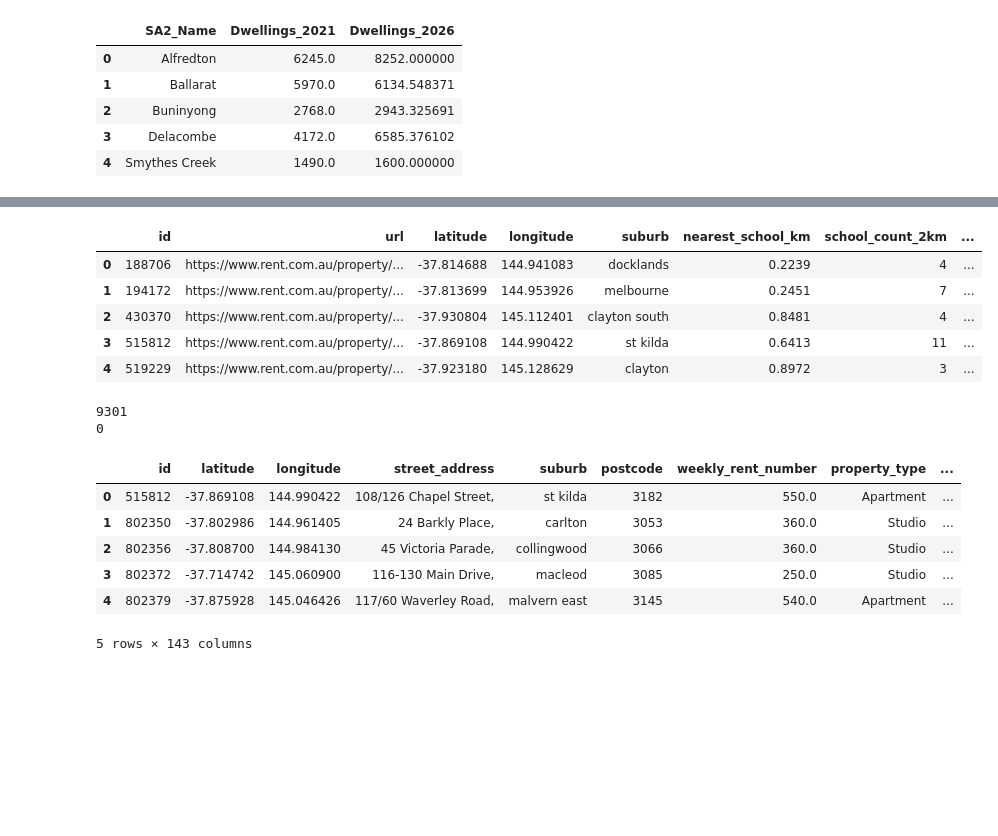
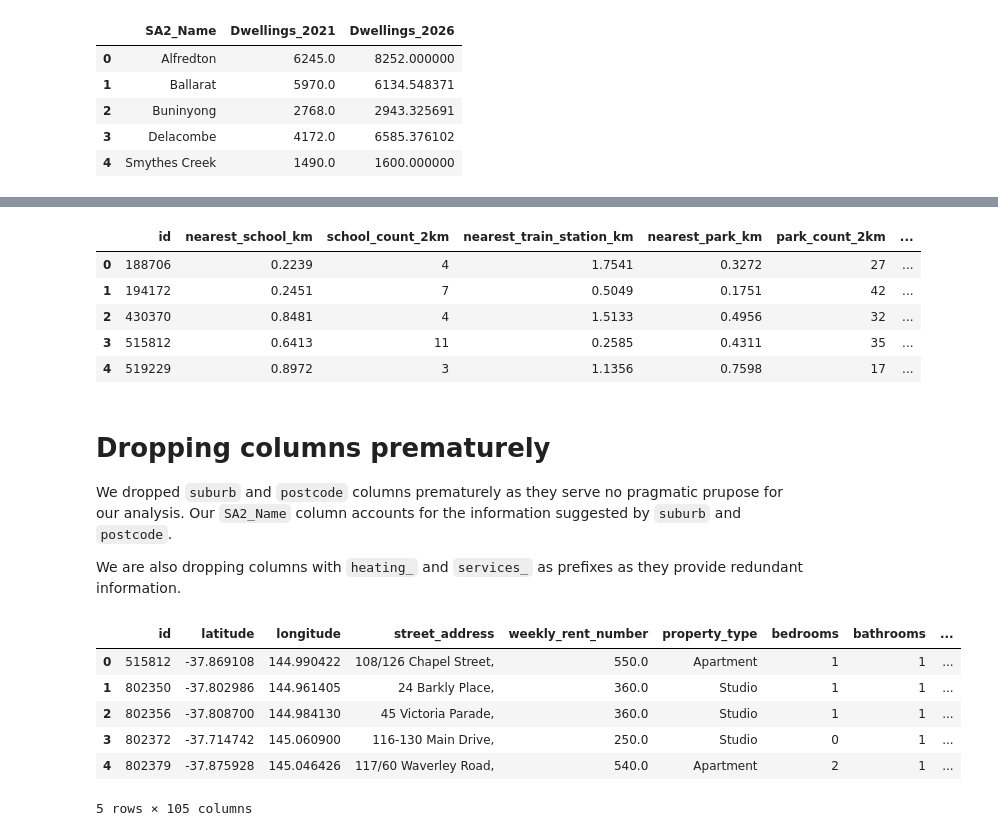
Before and after one commit to Aditya048/real-estate-industry-project, a Jupyter notebook: modelling/rfr.ipynb, the cells around one changed output, grey strips where cells are left out. Drawn from its saved outputs; the diff is of its cells as text; code cells hidden in the pictures; blank space fills up the shorter version.

```diff
--- a/modelling/rfr.ipynb
+++ b/modelling/rfr.ipynb
@@ -112,10 +112,14 @@ properties_data.head()
 # %%
 amenities_data = pd.read_csv('../data_to_use/amenity_data/listings_with_amenity_distances.csv')
+# drop the latitude and longitude columns since we have SA2 information
+amenities_data.drop(columns=['latitude', 'longitude'], inplace=True)
+# drop the columns: url and suburb
+amenities_data.drop(columns=['url', 'suburb'], inplace=True)
 amenities_data.head()
 # %% [output]
-|  | id | url | latitude | longitude | suburb | nearest_school_km | school_count_2km | ... |
-| 0 | 188706 | https://www.rent.com.au/property/... | -37.814688 | 144.941083 | docklands | 0.2239 | 4 | ... |
-| 1 | 194172 | https://www.rent.com.au/property/... | -37.813699 | 144.953926 | melbourne | 0.2451 | 7 | ... |
-| 2 | 430370 | https://www.rent.com.au/property/... | -37.930804 | 145.112401 | clayton south | 0.8481 | 4 | ... |
-| 3 | 515812 | https://www.rent.com.au/property/... | -37.869108 | 144.990422 | st kilda | 0.6413 | 11 | ... |
-| 4 | 519229 | https://www.rent.com.au/property/... | -37.923180 | 145.128629 | clayton | 0.8972 | 3 | ... |
+|  | id | nearest_school_km | school_count_2km | nearest_train_station_km | nearest_park_km | park_count_2km | ... |
+| 0 | 188706 | 0.2239 | 4 | 1.7541 | 0.3272 | 27 | ... |
+| 1 | 194172 | 0.2451 | 7 | 0.5049 | 0.1751 | 42 | ... |
+| 2 | 430370 | 0.8481 | 4 | 1.5133 | 0.4956 | 32 | ... |
+| 3 | 515812 | 0.6413 | 11 | 0.2585 | 0.4311 | 35 | ... |
+| 4 | 519229 | 0.8972 | 3 | 1.1356 | 0.7598 | 17 | ... |
@@ -124,18 +126,34 @@ raw_properties_data = pd.read_csv('../data_to_use/properties_db/properties.csv')
-# %%
-print(len(raw_properties_data))
-missing_ids = set(amenities_data['id']) - set(raw_properties_data['id'])
-print(len(missing_ids))
-# %% [output]
-9301
-0
+# %% [markdown]
+# Dropping columns prematurely
+We dropped `suburb` and `postcode` columns prematurely as they serve no pragmatic prupose for our analysis. Our `SA2_Name` column accounts for the information suggested by `suburb` and `postcode`.
+
+We are also dropping columns with `heating_` and `services_` as prefixes as they provide redundant information.
 # %%
 properties_data.rename(columns={"property_id": "id"})
+# drop the suburb column since we have Statistical Area Level 2 (SA2) information
+properties_data.drop(columns=['suburb'], inplace=True)
+# also drop postcode for the same reasons
+properties_data.drop(columns=['postcode'], inplace=True)
+# drop all columns that have "heating" in their name since they are not relevant to our analysis
+heating_cols = [col for col in properties_data.columns if 'heating' in col]
+properties_data.drop(columns=heating_cols, inplace=True)
+# drop all columns that have "services" in their name since they are not relevant to our analysis
+services_cols = [col for col in properties_data.columns if 'services' in col]
+properties_data.drop(columns=services_cols, inplace=True)
+# drop all columns that have "fittings" in their name since they are not relevant to our analysis
+fittings_cols = [col for col in properties_data.columns if 'fittings' in col]
+properties_data.drop(columns=fittings_cols, inplace=True)
+# drop all columns that have "furnishings" in their name since they are not relevant to our analysis
+furnishings_cols = [col for col in properties_data.columns if 'furnishings' in col]
+properties_data.drop(columns=furnishings_cols, inplace=True)
+# drop the rare garden views column
+properties_data.drop(columns=['views_garden_views'], inplace=True)
 properties_data.head()
 # %% [output]
-|  | id | latitude | longitude | street_address | suburb | postcode | weekly_rent_number | property_type | ... |
-| 0 | 515812 | -37.869108 | 144.990422 | 108/126 Chapel Street, | st kilda | 3182 | 550.0 | Apartment | ... |
-| 1 | 802350 | -37.802986 | 144.961405 | 24 Barkly Place, | carlton | 3053 | 360.0 | Studio | ... |
-| 2 | 802356 | -37.808700 | 144.984130 | 45 Victoria Parade, | collingwood | 3066 | 360.0 | Studio | ... |
-| 3 | 802372 | -37.714742 | 145.060900 | 116-130 Main Drive, | macleod | 3085 | 250.0 | Studio | ... |
-| 4 | 802379 | -37.875928 | 145.046426 | 117/60 Waverley Road, | malvern east | 3145 | 540.0 | Apartment | ... |
+|  | id | latitude | longitude | street_address | weekly_rent_number | property_type | bedrooms | bathrooms | ... |
+| 0 | 515812 | -37.869108 | 144.990422 | 108/126 Chapel Street, | 550.0 | Apartment | 1 | 1 | ... |
+| 1 | 802350 | -37.802986 | 144.961405 | 24 Barkly Place, | 360.0 | Studio | 1 | 1 | ... |
+| 2 | 802356 | -37.808700 | 144.984130 | 45 Victoria Parade, | 360.0 | Studio | 1 | 1 | ... |
+| 3 | 802372 | -37.714742 | 145.060900 | 116-130 Main Drive, | 250.0 | Studio | 0 | 1 | ... |
+| 4 | 802379 | -37.875928 | 145.046426 | 117/60 Waverley Road, | 540.0 | Apartment | 2 | 1 | ... |
-5 rows × 143 columns
+5 rows × 105 columns
```
Also changed, not shown: parts of 22 cells of this notebook.
